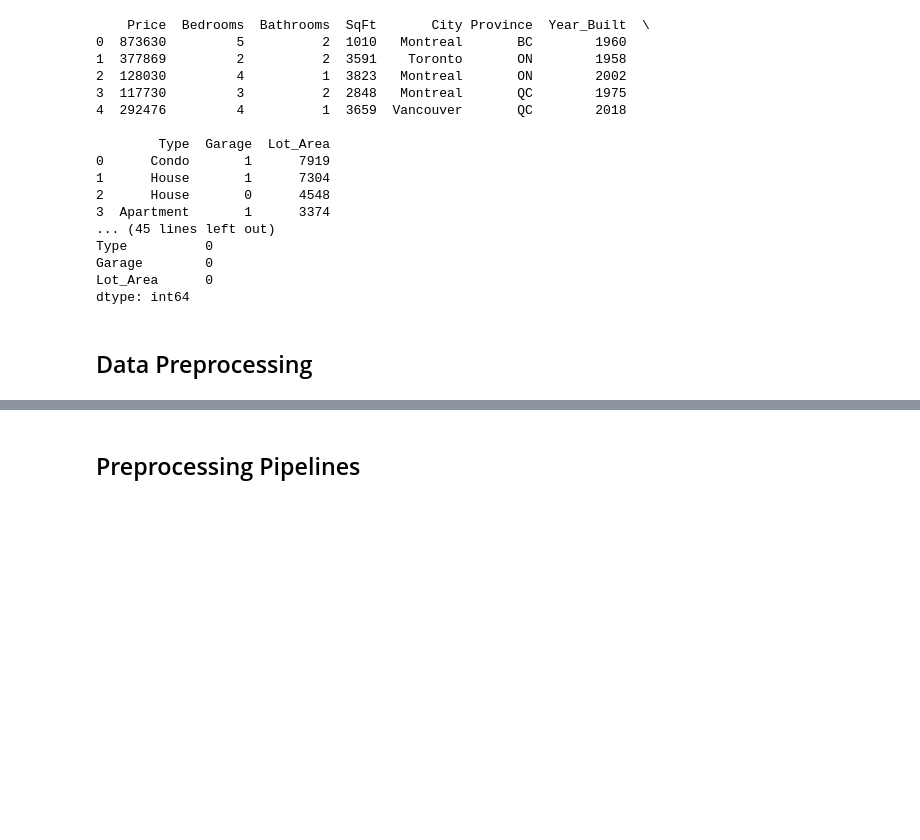
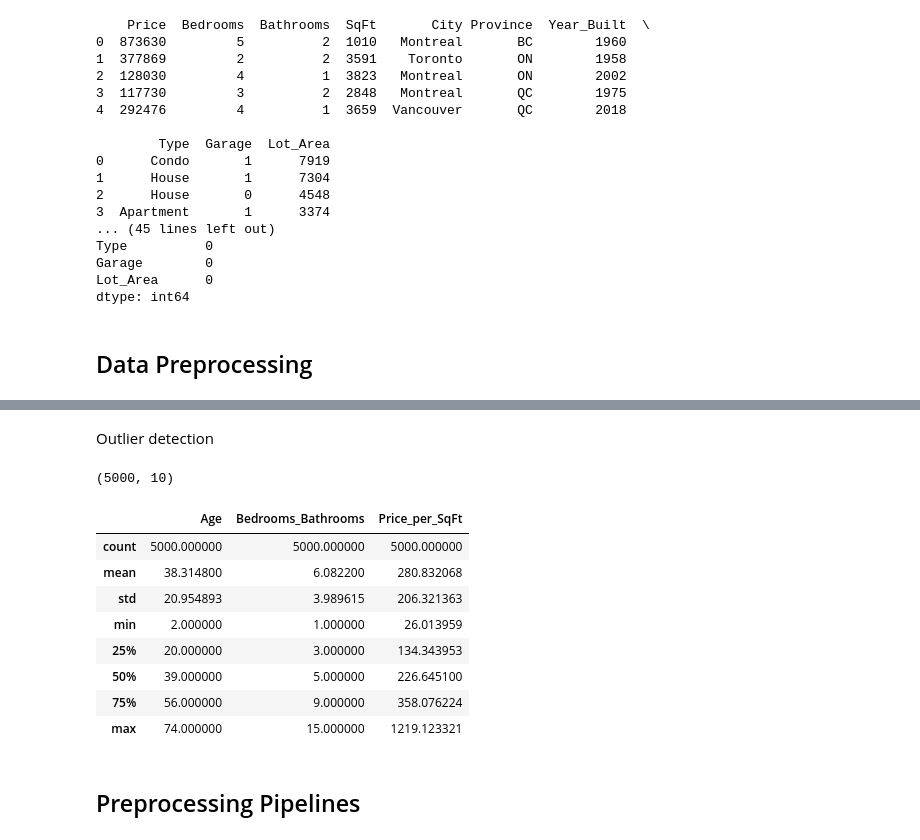
Before and after one commit to zobrathemanish/canada-house-prediction, a Jupyter notebook: Winnipeg_House_Price_Prediction.ipynb, the cells around one changed output, grey strips where cells are left out. Cells and saved outputs as stored; diff of their text form; code cells hidden in the pictures; blank space fills up the shorter version.

Commit message:
updated feature engineering

```diff
--- a/Winnipeg_House_Price_Prediction.ipynb
+++ b/Winnipeg_House_Price_Prediction.ipynb
@@ -50,3 +101,58 @@ dtype: int64
+# %% [markdown]
+Outlier detection
+# %%
+# Detect and handle outliers using the IQR method
+
+def detect_outliers_iqr(data, column):
+    """Detect outliers based on the IQR method."""
+    Q1 = data[column].quantile(0.25)
+    Q3 = data[column].quantile(0.75)
+    IQR = Q3 - Q1
+    lower_bound = Q1 - 1.5 * IQR
+    upper_bound = Q3 + 1.5 * IQR
+    return data[(data[column] < lower_bound) | (data[column] > upper_bound)]
+
+# Detect outliers in numerical features
+outliers = {}
+for col in ["Price", "SqFt", "Lot_Area"]:
+    outliers[col] = detect_outliers_iqr(data, col)
+
+# Count of outliers
+outlier_counts = {col: len(outliers[col]) for col in outliers}
+outlier_counts
+
+# Remove outliers from the dataset
+for col in ["Price", "SqFt", "Lot_Area"]:
+    Q1 = data[col].quantile(0.25)
+    Q3 = data[col].quantile(0.75)
+    IQR = Q3 - Q1
+    lower_bound = Q1 - 1.5 * IQR
+    upper_bound = Q3 + 1.5 * IQR
+    data = data[(data[col] >= lower_bound) & (data[col] <= upper_bound)]
+
+# Check new dataset shape
+data.shape
+# %% [output]
+(5000, 10)
+# %%
+# Feature Engineering
+data['Age'] = 2024 - data['Year_Built']  # Calculate age of the property
+data['Bedrooms_Bathrooms'] = data['Bedrooms'] * data['Bathrooms']  # Interaction feature
+data['Price_per_SqFt'] = data['Price'] / data['SqFt']  # Price per square foot
+
+# Verify new features
+engineered_features = ['Age', 'Bedrooms_Bathrooms', 'Price_per_SqFt']
+data[engineered_features].describe()
+# %% [output]
+|  | Age | Bedrooms_Bathrooms | Price_per_SqFt |
+| count | 5000.000000 | 5000.000000 | 5000.000000 |
+| mean | 38.314800 | 6.082200 | 280.832068 |
+| std | 20.954893 | 3.989615 | 206.321363 |
+| min | 2.000000 | 1.000000 | 26.013959 |
+| 25% | 20.000000 | 3.000000 | 134.343953 |
+| 50% | 39.000000 | 5.000000 | 226.645100 |
+| 75% | 56.000000 | 9.000000 | 358.076224 |
+| max | 74.000000 | 15.000000 | 1219.123321 |
 # %%
 
 # Fill missing values (if any) or drop rows/columns
```
Also changed, not shown: parts of 7 cells of this notebook, 2 other files.
